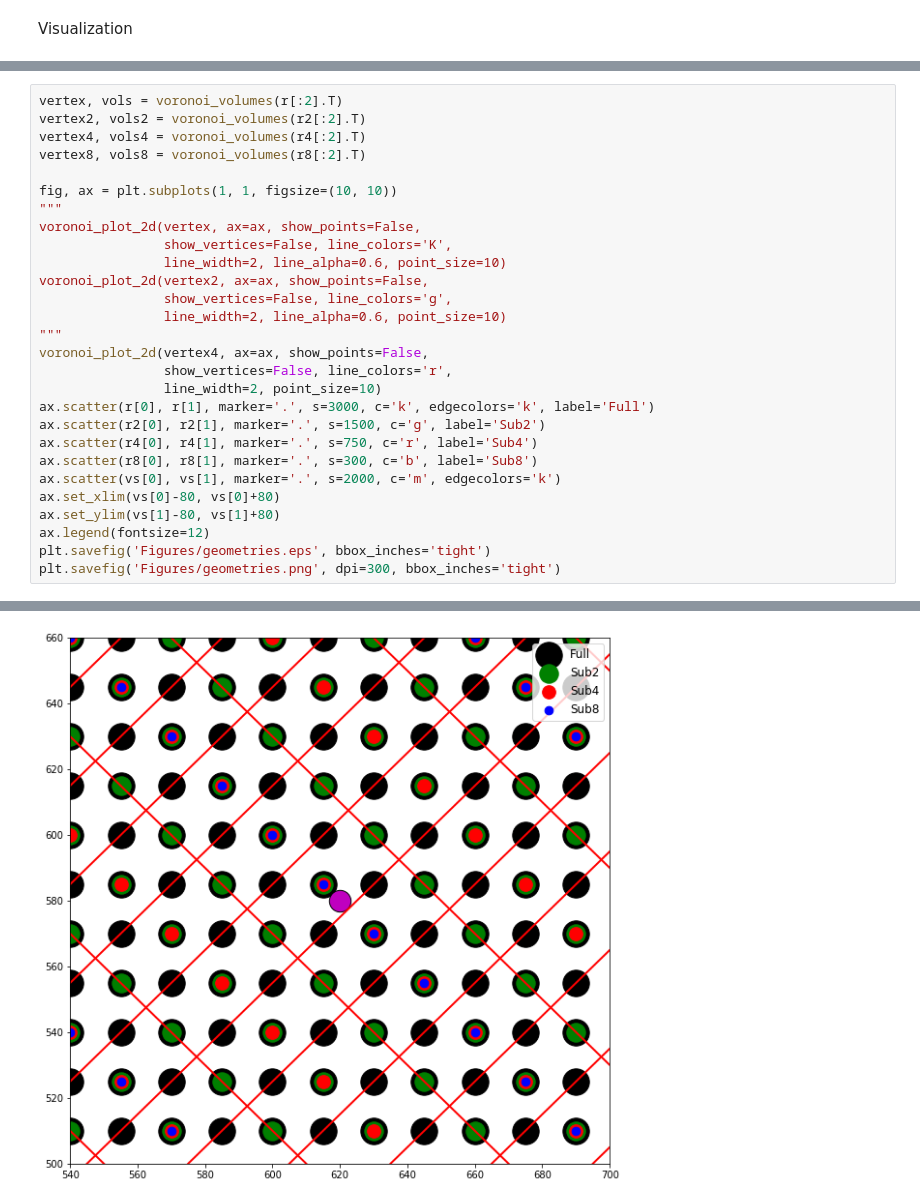
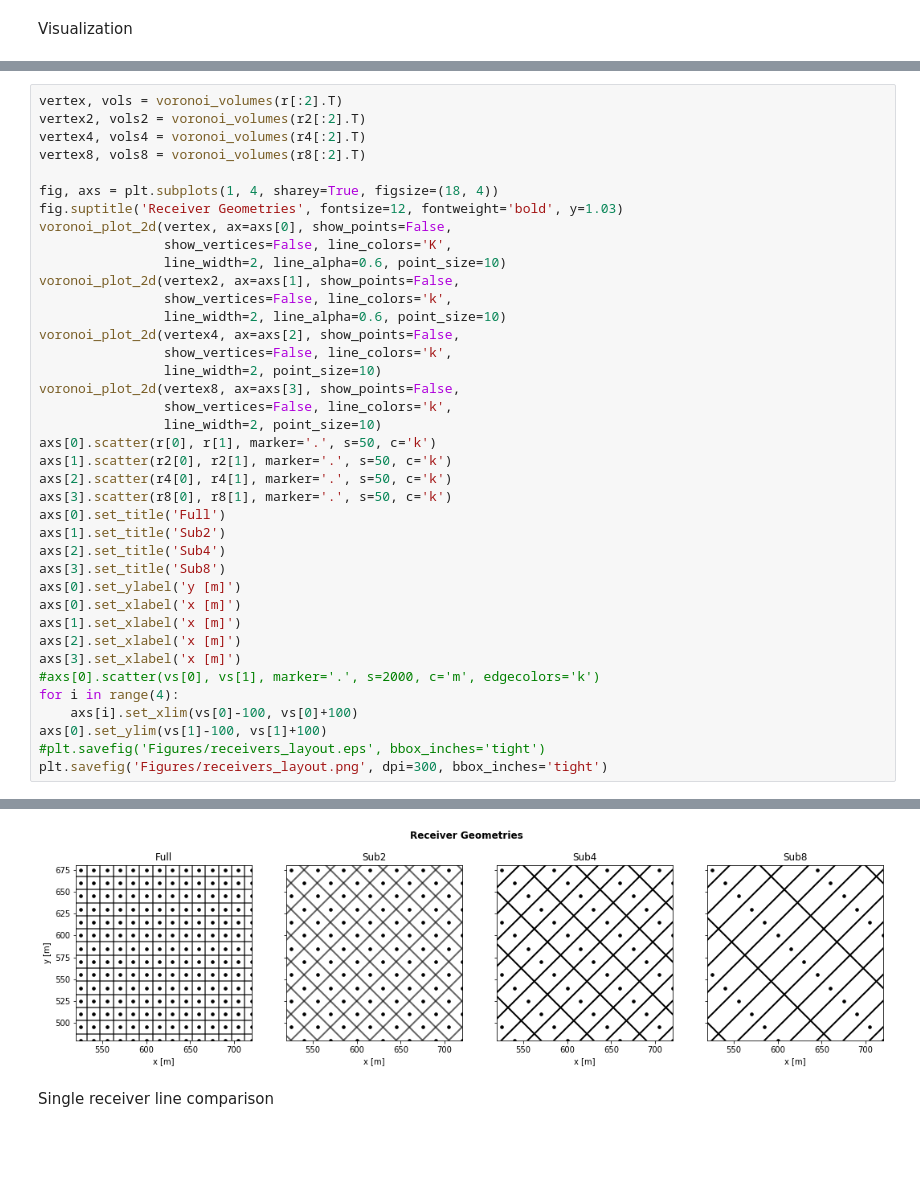
Before and after one commit to DIG-Kaust/MDC-HPC, a Jupyter notebook: Marchenko3D_comparison.ipynb, the cells around one changed output, grey strips where cells are left out. Drawn from its saved outputs; the diff is of its cells as text; blank space fills up the shorter version.

Commit message:
Added Marchenko notebooks for serial case and irregular geometries and new figures

```diff
--- a/Marchenko3D_comparison.ipynb
+++ b/Marchenko3D_comparison.ipynb
@@ -133,26 +238,37 @@ vertex2, vols2 = voronoi_volumes(r2[:2].T)
 vertex4, vols4 = voronoi_volumes(r4[:2].T)
 vertex8, vols8 = voronoi_volumes(r8[:2].T)
 
-fig, ax = plt.subplots(1, 1, figsize=(10, 10))
-"""
-voronoi_plot_2d(vertex, ax=ax, show_points=False,
+fig, axs = plt.subplots(1, 4, sharey=True, figsize=(18, 4))
+fig.suptitle('Receiver Geometries', fontsize=12, fontweight='bold', y=1.03)
+voronoi_plot_2d(vertex, ax=axs[0], show_points=False,
                 show_vertices=False, line_colors='K',
                 line_width=2, line_alpha=0.6, point_size=10)
-voronoi_plot_2d(vertex2, ax=ax, show_points=False,
-                show_vertices=False, line_colors='g',
+voronoi_plot_2d(vertex2, ax=axs[1], show_points=False,
+                show_vertices=False, line_colors='k',
                 line_width=2, line_alpha=0.6, point_size=10)
-"""
-voronoi_plot_2d(vertex4, ax=ax, show_points=False,
-                show_vertices=False, line_colors='r',
+voronoi_plot_2d(vertex4, ax=axs[2], show_points=False,
+                show_vertices=False, line_colors='k',
                 line_width=2, point_size=10)
-ax.scatter(r[0], r[1], marker='.', s=3000, c='k', edgecolors='k', label='Full')
-ax.scatter(r2[0], r2[1], marker='.', s=1500, c='g', label='Sub2')
-ax.scatter(r4[0], r4[1], marker='.', s=750, c='r', label='Sub4')
-ax.scatter(r8[0], r8[1], marker='.', s=300, c='b', label='Sub8')
-ax.scatter(vs[0], vs[1], marker='.', s=2000, c='m', edgecolors='k')
-ax.set_xlim(vs[0]-80, vs[0]+80)
-ax.set_ylim(vs[1]-80, vs[1]+80)
-ax.legend(fontsize=12)
-plt.savefig('Figures/geometries.eps', bbox_inches='tight')
-plt.savefig('Figures/geometries.png', dpi=300, bbox_inches='tight')
+voronoi_plot_2d(vertex8, ax=axs[3], show_points=False,
+                show_vertices=False, line_colors='k',
+                line_width=2, point_size=10)
+axs[0].scatter(r[0], r[1], marker='.', s=50, c='k')
+axs[1].scatter(r2[0], r2[1], marker='.', s=50, c='k')
+axs[2].scatter(r4[0], r4[1], marker='.', s=50, c='k')
+axs[3].scatter(r8[0], r8[1], marker='.', s=50, c='k')
+axs[0].set_title('Full')
+axs[1].set_title('Sub2')
+axs[2].set_title('Sub4')
+axs[3].set_title('Sub8')
+axs[0].set_ylabel('y [m]')
+axs[0].set_xlabel('x [m]')
+axs[1].set_xlabel('x [m]')
+axs[2].set_xlabel('x [m]')
+axs[3].set_xlabel('x [m]')
+#axs[0].scatter(vs[0], vs[1], marker='.', s=2000, c='m', edgecolors='k')
+for i in range(4):
+    axs[i].set_xlim(vs[0]-100, vs[0]+100)
+axs[0].set_ylim(vs[1]-100, vs[1]+100)
+#plt.savefig('Figures/receivers_layout.eps', bbox_inches='tight')
+plt.savefig('Figures/receivers_layout.png', dpi=300, bbox_inches='tight')
 # %% [output]
@@ -163,4 +275,6 @@ WARNING: The PostScript backend does not support transparency; partially transpa
-[figure, old version]
+[figure, new version]
+# %% [markdown]
+Single receiver line comparison
 # %%
 ymax=0.9
 
```
Also changed, not shown: parts of 14 cells of this notebook, 22 other files.
